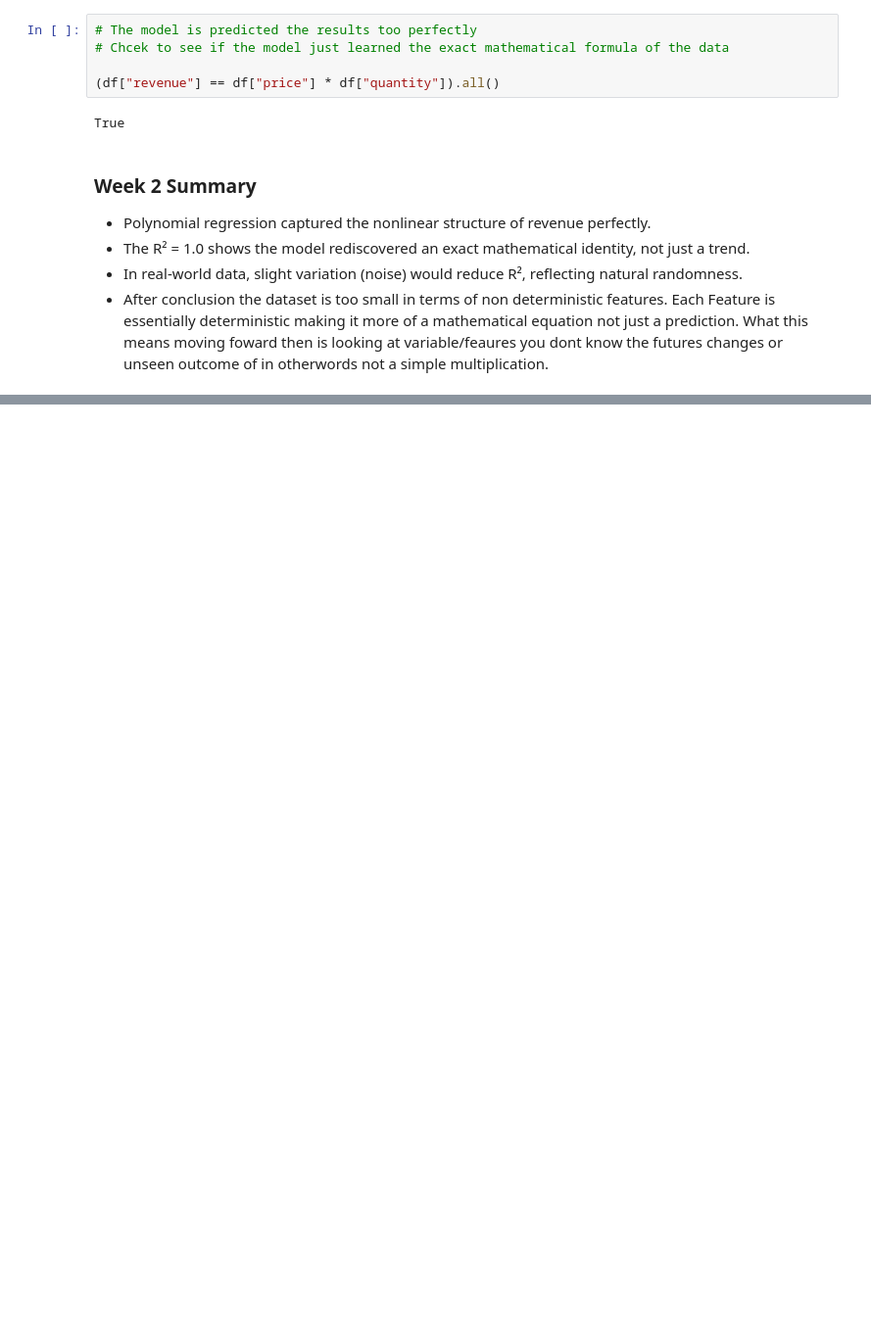
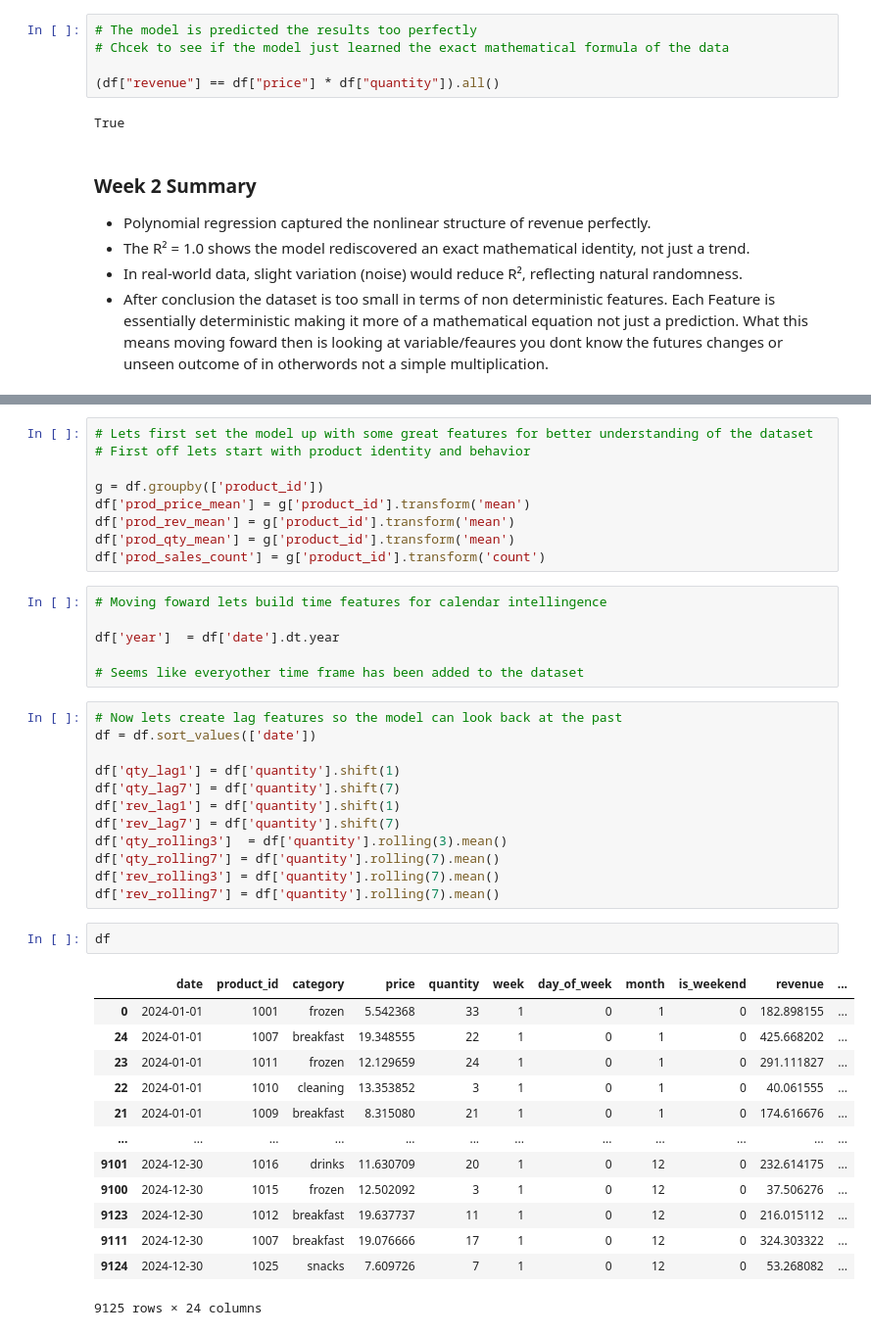
Before and after one commit to JudeMirac/Data-Science-Boot-Camp-, a Jupyter notebook: Week3 - draft.ipynb, the cells around one changed output, grey strips where cells are left out. Shown: that part at 98% size. Drawn from its saved outputs; the diff is of its cells as text; blank space fills up the shorter version.

```diff
--- a/Week3 - draft.ipynb
+++ b/Week3 - draft.ipynb
@@ -615,0 +810,43 @@ df['rev_rolling7'] = df['revenue'].rolling(3).mean()
+# %%
+# Lets first set the model up with some great features for better understanding of the dataset
+# First off lets start with product identity and behavior
+
+g = df.groupby(['product_id'])
+df['prod_price_mean'] = g['product_id'].transform('mean')
+df['prod_rev_mean'] = g['product_id'].transform('mean')
+df['prod_qty_mean'] = g['product_id'].transform('mean')
+df['prod_sales_count'] = g['product_id'].transform('count')
+# %%
+# Moving foward lets build time features for calendar intellingence
+
+df['year']  = df['date'].dt.year
+
+# Seems like everyother time frame has been added to the dataset
+# %%
+# Now lets create lag features so the model can look back at the past
+df = df.sort_values(['date'])
+
+df['qty_lag1'] = df['quantity'].shift(1)
+df['qty_lag7'] = df['quantity'].shift(7)
+df['rev_lag1'] = df['quantity'].shift(1)
+df['rev_lag7'] = df['quantity'].shift(7)
+df['qty_rolling3']  = df['quantity'].rolling(3).mean()
+df['qty_rolling7'] = df['quantity'].rolling(7).mean()
+df['rev_rolling3'] = df['quantity'].rolling(7).mean()
+df['rev_rolling7'] = df['quantity'].rolling(7).mean()
+# %%
+df
+# %% [output]
+|  | date | product_id | category | price | quantity | week | day_of_week | month | is_weekend | revenue | ... |
+| 0 | 2024-01-01 | 1001 | frozen | 5.542368 | 33 | 1 | 0 | 1 | 0 | 182.898155 | ... |
+| 24 | 2024-01-01 | 1007 | breakfast | 19.348555 | 22 | 1 | 0 | 1 | 0 | 425.668202 | ... |
+| 23 | 2024-01-01 | 1011 | frozen | 12.129659 | 24 | 1 | 0 | 1 | 0 | 291.111827 | ... |
+| 22 | 2024-01-01 | 1010 | cleaning | 13.353852 | 3 | 1 | 0 | 1 | 0 | 40.061555 | ... |
+| 21 | 2024-01-01 | 1009 | breakfast | 8.315080 | 21 | 1 | 0 | 1 | 0 | 174.616676 | ... |
+| ... | ... | ... | ... | ... | ... | ... | ... | ... | ... | ... | ... |
+| 9101 | 2024-12-30 | 1016 | drinks | 11.630709 | 20 | 1 | 0 | 12 | 0 | 232.614175 | ... |
+| 9100 | 2024-12-30 | 1015 | frozen | 12.502092 | 3 | 1 | 0 | 12 | 0 | 37.506276 | ... |
+| 9123 | 2024-12-30 | 1012 | breakfast | 19.637737 | 11 | 1 | 0 | 12 | 0 | 216.015112 | ... |
+| 9111 | 2024-12-30 | 1007 | breakfast | 19.076666 | 17 | 1 | 0 | 12 | 0 | 324.303322 | ... |
+| 9124 | 2024-12-30 | 1025 | snacks | 7.609726 | 7 | 1 | 0 | 12 | 0 | 53.268082 | ... |
+9125 rows × 24 columns
```
Also changed, not shown: parts of 39 cells of this notebook.
